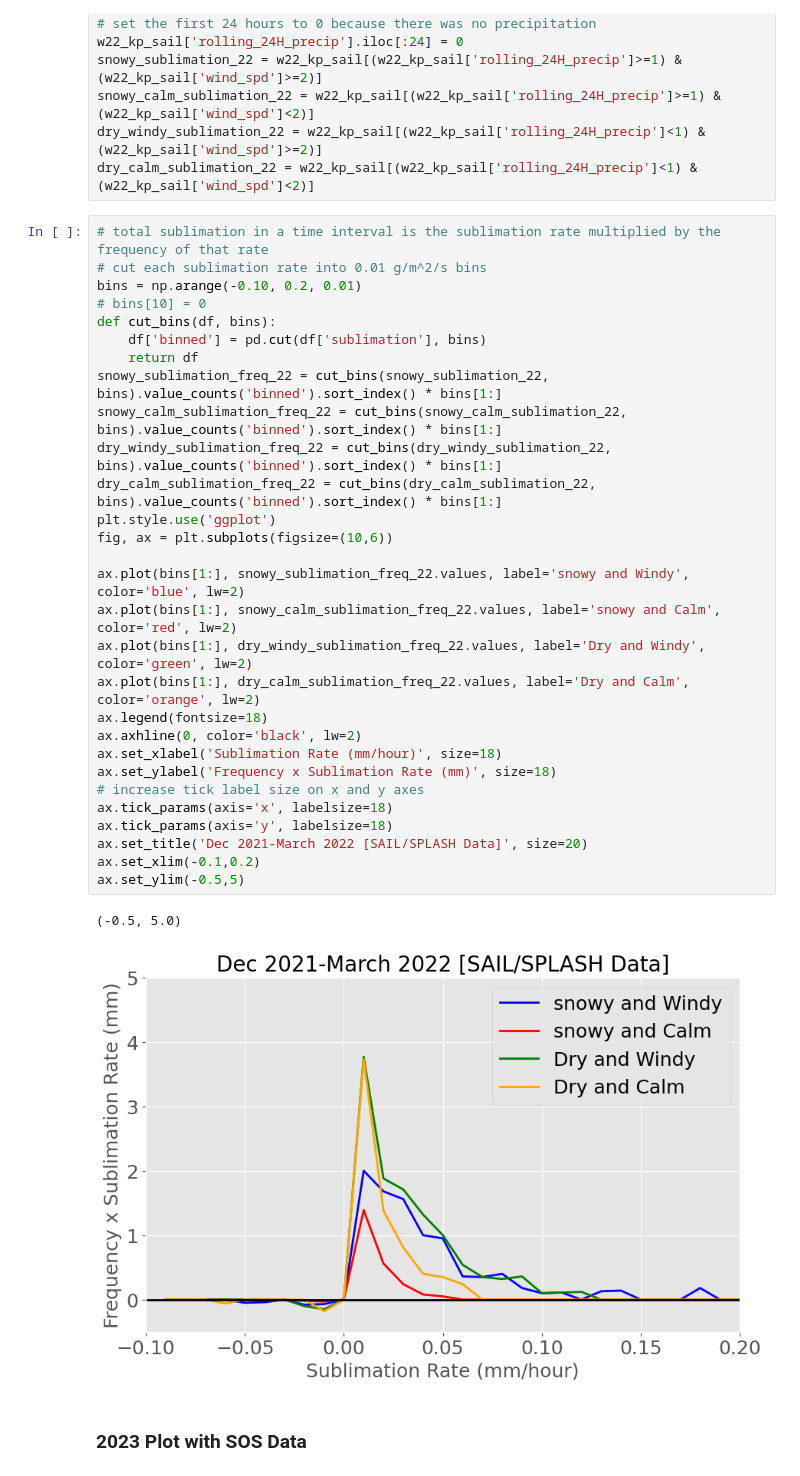
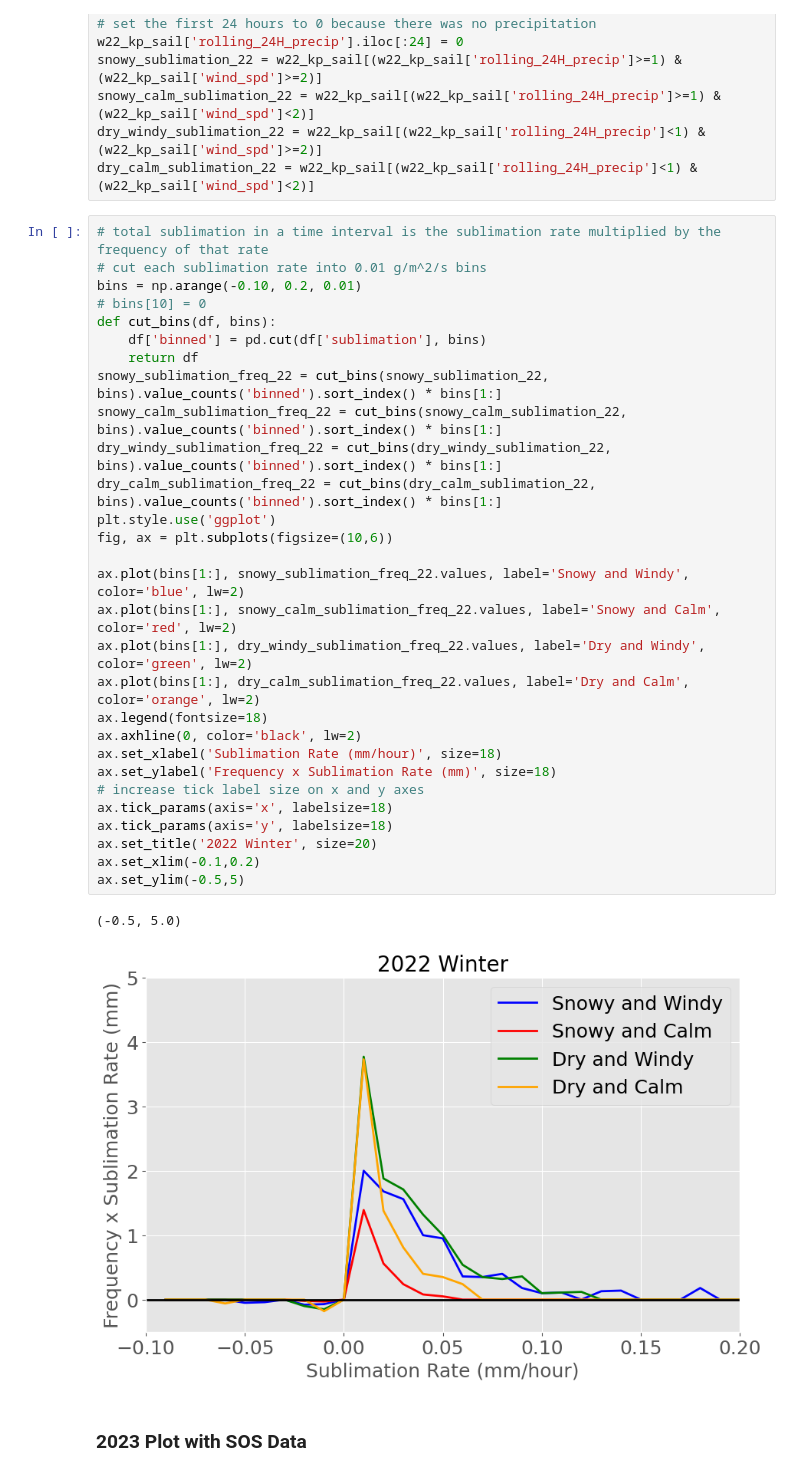
Before and after one commit to dlhogan97/Synoptic-Sublimation, a Jupyter notebook: 02_analysis/data_exploration/14_sublimation_frequencies.ipynb, the cells around one changed output. Saved outputs shown, nothing was run; the diff lists cells and outputs as text.

```diff
--- a/02_analysis/data_exploration/14_sublimation_frequencies.ipynb
+++ b/02_analysis/data_exploration/14_sublimation_frequencies.ipynb
@@ -115,35 +115,35 @@ dry_calm_sublimation_22 = w22_kp_sail[(w22_kp_sail['rolling_24H_precip']<1) & (w
 # %%
 # total sublimation in a time interval is the sublimation rate multiplied by the frequency of that rate
 # cut each sublimation rate into 0.01 g/m^2/s bins
 bins = np.arange(-0.10, 0.2, 0.01)
 # bins[10] = 0
 def cut_bins(df, bins):
     df['binned'] = pd.cut(df['sublimation'], bins)
     return df
 snowy_sublimation_freq_22 = cut_bins(snowy_sublimation_22, bins).value_counts('binned').sort_index() * bins[1:]
 snowy_calm_sublimation_freq_22 = cut_bins(snowy_calm_sublimation_22, bins).value_counts('binned').sort_index() * bins[1:]
 dry_windy_sublimation_freq_22 = cut_bins(dry_windy_sublimation_22, bins).value_counts('binned').sort_index() * bins[1:]
 dry_calm_sublimation_freq_22 = cut_bins(dry_calm_sublimation_22, bins).value_counts('binned').sort_index() * bins[1:]
 plt.style.use('ggplot')
 fig, ax = plt.subplots(figsize=(10,6))
 
-ax.plot(bins[1:], snowy_sublimation_freq_22.values, label='snowy and Windy', color='blue', lw=2)
-ax.plot(bins[1:], snowy_calm_sublimation_freq_22.values, label='snowy and Calm', color='red', lw=2)
+ax.plot(bins[1:], snowy_sublimation_freq_22.values, label='Snowy and Windy', color='blue', lw=2)
+ax.plot(bins[1:], snowy_calm_sublimation_freq_22.values, label='Snowy and Calm', color='red', lw=2)
 ax.plot(bins[1:], dry_windy_sublimation_freq_22.values, label='Dry and Windy', color='green', lw=2)
 ax.plot(bins[1:], dry_calm_sublimation_freq_22.values, label='Dry and Calm', color='orange', lw=2)
 ax.legend(fontsize=18)
 ax.axhline(0, color='black', lw=2)
 ax.set_xlabel('Sublimation Rate (mm/hour)', size=18)
 ax.set_ylabel('Frequency x Sublimation Rate (mm)', size=18)
 # increase tick label size on x and y axes
 ax.tick_params(axis='x', labelsize=18)
 ax.tick_params(axis='y', labelsize=18)
-ax.set_title('Dec 2021-March 2022 [SAIL/SPLASH Data]', size=20)
+ax.set_title('2022 Winter', size=20)
 ax.set_xlim(-0.1,0.2)
 ax.set_ylim(-0.5,5)
 # %% [output]
 (-0.5, 5.0)
-[figure, old version]
+[figure, new version]
 # %% [markdown]
 ### 2023 Plot with SOS Data
 # %%
```
Also changed, not shown: parts of 1 cell of this notebook, 3 other files.
